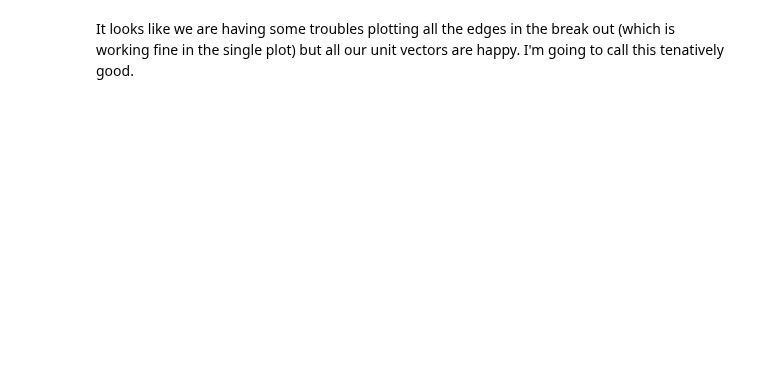
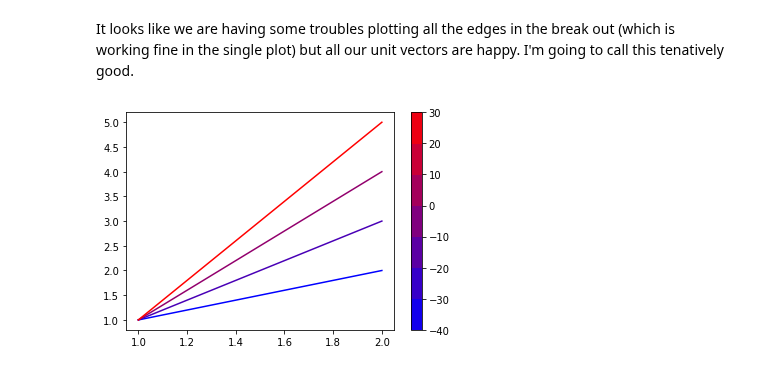
Before and after one commit to AllenCellModeling/DLITE, a Jupyter notebook: notebooks/05_tension_vectors.ipynb, the cells around one changed output. Drawn from its saved outputs; the diff is of its cells as text; code cells hidden in the pictures; blank space fills up the shorter version.

```diff
--- a/notebooks/05_tension_vectors.ipynb
+++ b/notebooks/05_tension_vectors.ipynb
@@ -121,2 +147,32 @@ plt.tight_layout()
 # %% [markdown]
 It looks like we are having some troubles plotting all the edges in the break out (which is working fine in the single plot) but all our unit vectors are happy. I'm going to call this tenatively good.
+# %%
+import matplotlib as mpl
+import matplotlib.pyplot as plt
+
+min, max = (min(f), max(f))
+step = 0.1
+
+# Setting up a colormap that's a simple transtion
+mymap = mpl.colors.LinearSegmentedColormap.from_list('mycolors',['blue','red'])
+
+# Using contourf to provide my colorbar info, then clearing the figure
+Z = [0,0]
+levels = range(min,max+step,step)
+CS3 = plt.contourf(Z, levels, cmap=mymap)
+plt.clf()
+
+# Plotting what I actually want
+X=
+Y=[[1,2],[1,3],[1,4],[1,5]]
+Z=[-40,-20,0,30]
+for x,y,z in zip(X,Y,Z):
+    # setting rgb color based on z normalized to my range
+    r = (float(z)-min)/(max-min)
+    g = 0
+    b = 1-r
+    plt.plot(x,y,color=(r,g,b))
+plt.colorbar(CS3) # using the colorbar info I got from contourf
+plt.show()
+# %% [output]
+[figure, added]
```
Also changed, not shown: parts of 8 cells of this notebook, 10 other files.
